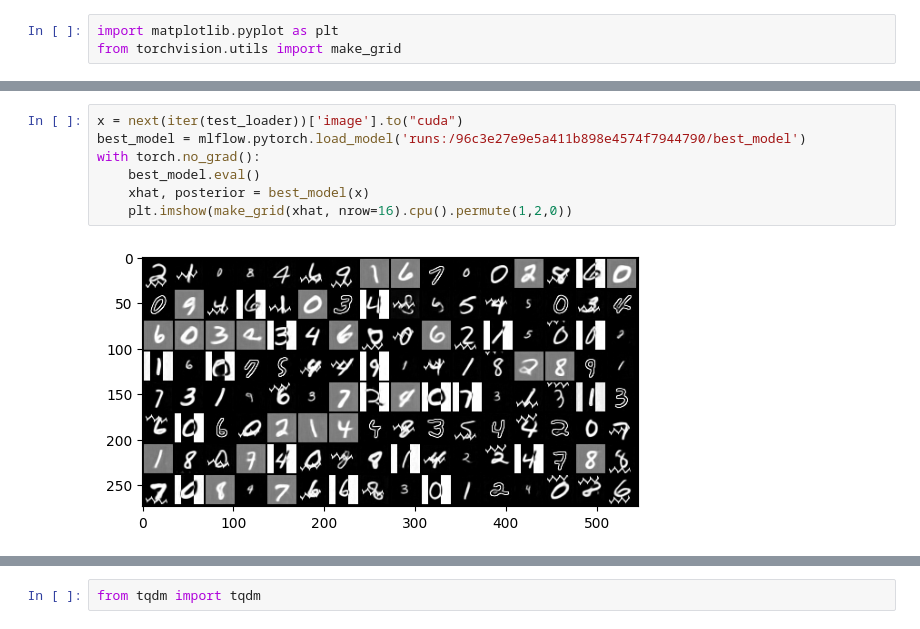
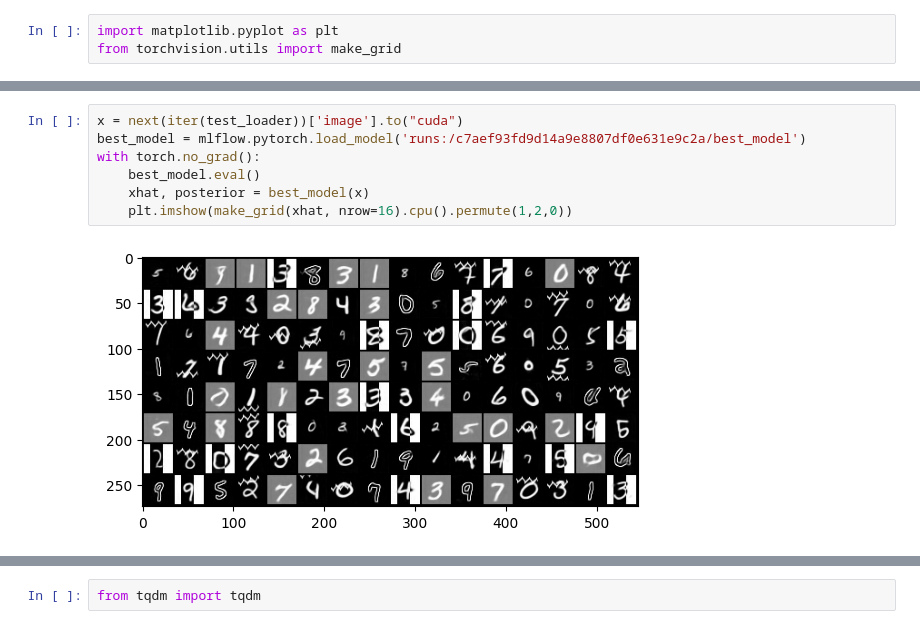
Before and after one commit to scotsun/clear-diffusion, a Jupyter notebook: demo-clear.ipynb, the cells around one changed output, grey strips where cells are left out. Drawn from its saved outputs; the diff is of its cells as text.

```diff
--- a/demo-clear.ipynb
+++ b/demo-clear.ipynb
@@ -129,12 +133,12 @@ plt.imshow(make_grid(x, nrow=16).cpu().permute(1,2,0))
 # %%
 x = next(iter(test_loader))['image'].to("cuda")
-best_model = mlflow.pytorch.load_model('runs:/96c3e27e9e5a411b898e4574f7944790/best_model')
+best_model = mlflow.pytorch.load_model('runs:/c7aef93fd9d14a9e8807df0e631e9c2a/best_model')
 with torch.no_grad():
     best_model.eval()
     xhat, posterior = best_model(x)
     plt.imshow(make_grid(xhat, nrow=16).cpu().permute(1,2,0))
 # %% [output]
-[figure, old version]
+[figure, new version]
 # %%
 mu = posterior.mu
 print(mu.shape)
```
Also changed, not shown: parts of 11 cells of this notebook, 3 other files.
